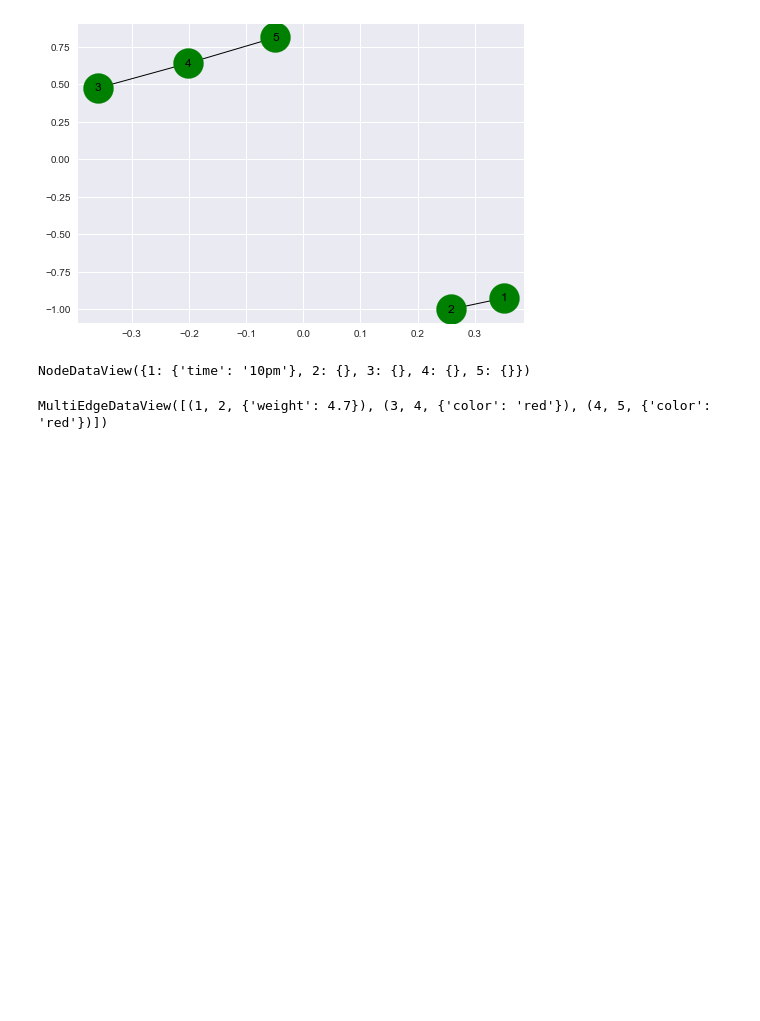
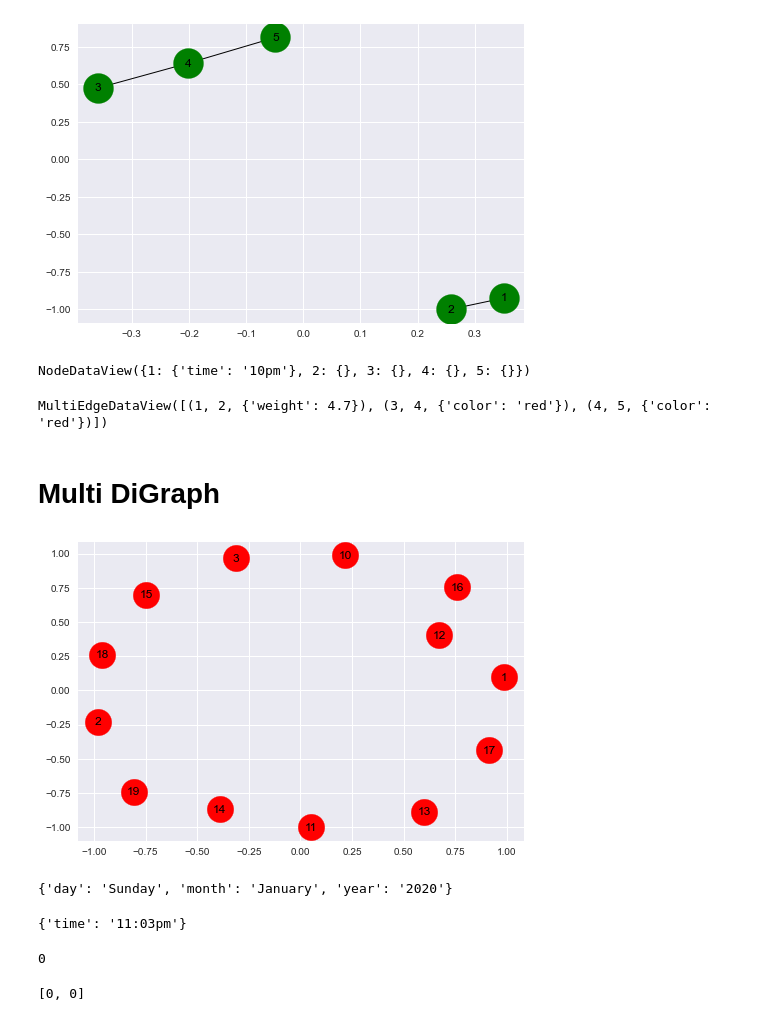
Before and after one commit to JayantGoel001/GraphsAndSocialNetworkAnalytics, a Jupyter notebook: Graph Using NetworkX.ipynb, the cells around one changed output. Saved outputs shown, nothing was run; the diff lists cells and outputs as text; code cells hidden in the pictures; blank space fills up the shorter version.

```diff
--- a/Graph Using NetworkX.ipynb
+++ b/Graph Using NetworkX.ipynb
@@ -263,3 +263,15 @@ NodeDataView({1: {'time': '10pm'}, 2: {}, 3: {}, 4: {}, 5: {}})
 GN.edges(data=True)
 # %% [output]
 MultiEdgeDataView([(1, 2, {'weight': 4.7}), (3, 4, {'color': 'red'}), (4, 5, {'color': 'red'})])
+# %% [markdown]
+# Multi DiGraph
+# %%
+G = nx.MultiDiGraph()
+# %%
+G.add_node(1)
+G.add_nodes_from([2,3])
+G.add_nodes_from(range(10,20))
+# %%
+showNetork(G,with_labels=True,node_color='red')
+# %% [output]
+[figure, added]
@@ -265,0 +280,4 @@ MultiEdgeDataView([(1, 2, {'weight': 4.7}), (3, 4, {'color': 'red'}), (4, 5, {'c
+# %%
+Gn.graph
+# %% [output]
+{'day': 'Sunday', 'month': 'January', 'year': '2020'}
@@ -265,0 +286,12 @@ MultiEdgeDataView([(1, 2, {'weight': 4.7}), (3, 4, {'color': 'red'}), (4, 5, {'c
+# %%
+Gn.nodes[1]
+# %% [output]
+{'time': '11:03pm'}
+# %%
+Gn.add_edge(1,2,weight=100)
+# %% [output]
+0
+# %%
+Gn.add_edges_from([(3,4),(4,5)],color='green')
+# %% [output]
+[0, 0]
```
Also changed, not shown: parts of 4 cells of this notebook.
